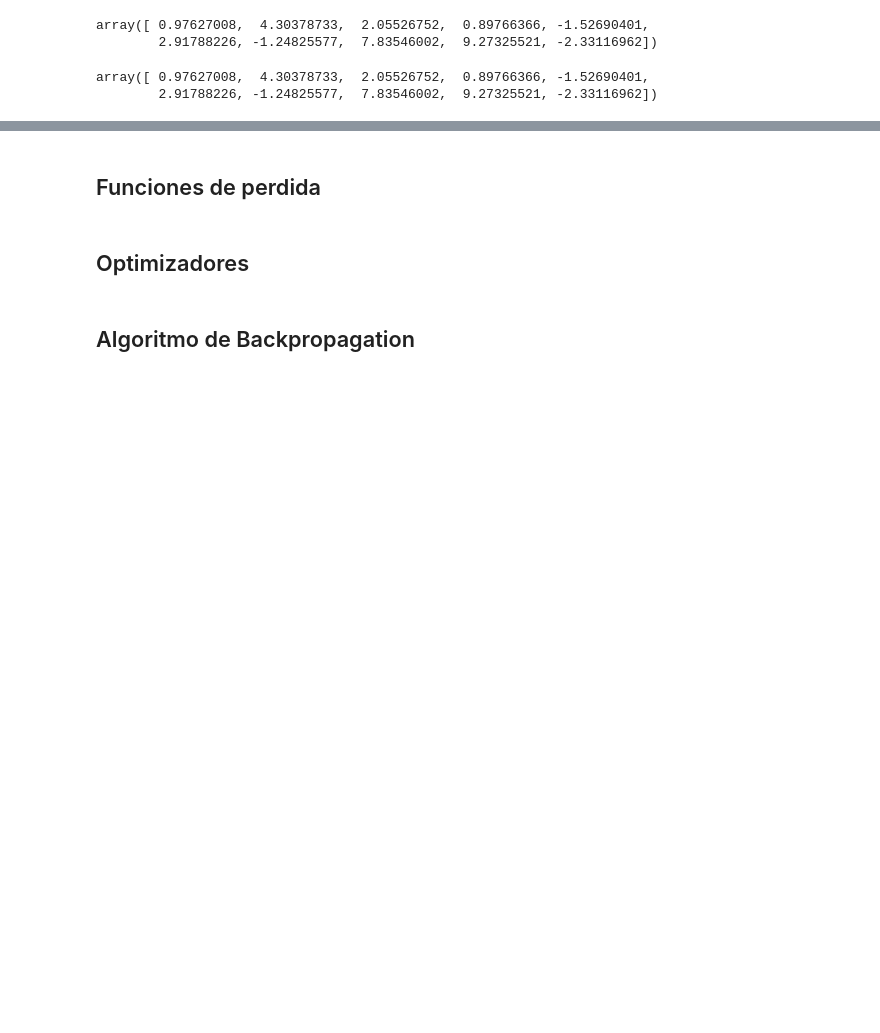
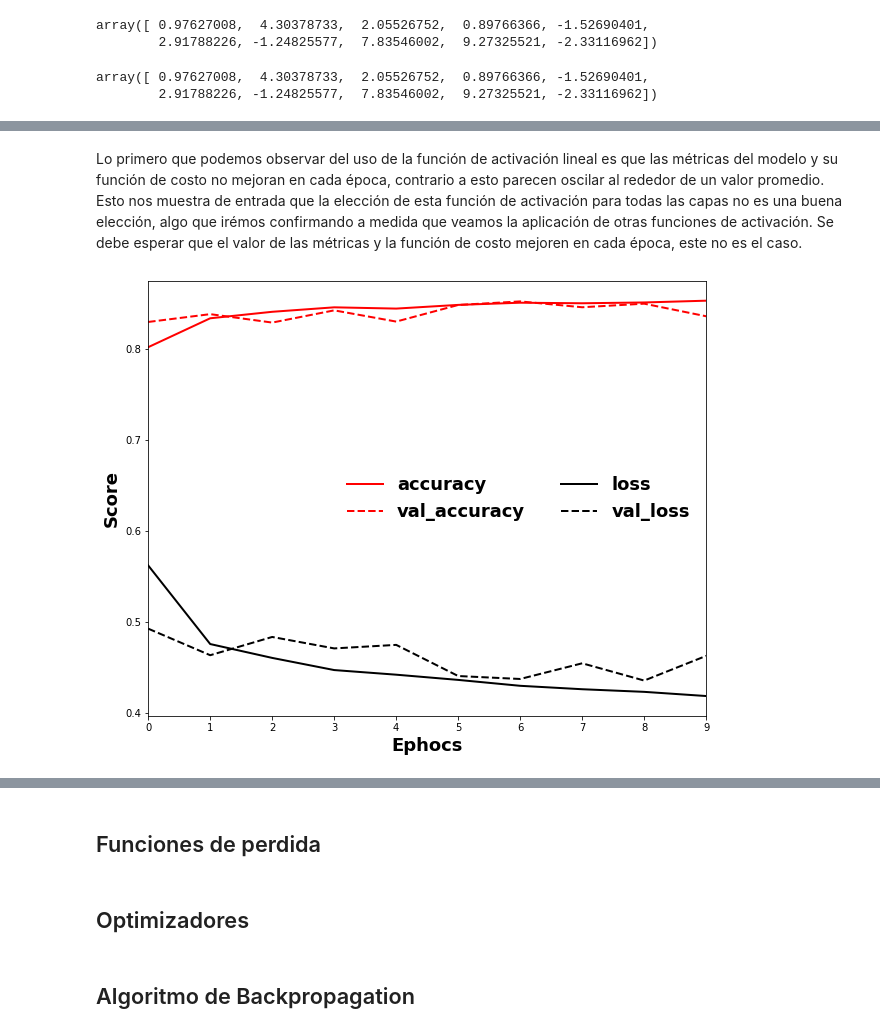
Before and after one commit to hplbrayan/Un-Curso-de-Deep-Learning, a Jupyter notebook: 02_intro_Keras_actf_backp/N2_actf_lf_op_bp.ipynb, the cells around one changed output, grey strips where cells are left out. Saved outputs shown, nothing was run; the diff lists cells and outputs as text; code cells hidden in the pictures; blank space fills up the shorter version.

```diff
--- a/02_intro_Keras_actf_backp/N2_actf_lf_op_bp.ipynb
+++ b/02_intro_Keras_actf_backp/N2_actf_lf_op_bp.ipynb
@@ -85,0 +172,15 @@ array([ 0.97627008,  4.30378733,  2.05526752,  0.89766366, -1.52690401,
+# %%
+# modelo
+model_fm_linear = create_model(name="fashionmn_af_linear",
+                               shape=train_images[0].shape,
+                               af="linear",
+                               output_af="softmax")
+
+# compilación
+opt  = keras.optimizers.Adam(learning_rate=0.001)
+loss = keras.losses.SparseCategoricalCrossentropy()
+
+model_fm_linear.compile(optimizer=opt,
+                        loss=loss, metrics=["accuracy"])
+
+model_fm_linear.summary()
@@ -85,0 +208,13 @@ array([ 0.97627008,  4.30378733,  2.05526752,  0.89766366, -1.52690401,
+# %%
+# Entrenamiento
+start = datetime.datetime.now()
+history_fm_linear = model_fm_linear.fit(train_images,
+                                        train_labels,
+                                        validation_split=0.2,
+                                        epochs=10)
+
+history_fm_linear = history_fm_linear.history
+
+# medimos el tiempo de ejecución
+time_fm_linear = datetime.datetime.now() - start
+print(f"\nTime to run using linear: {time_fm_linear}")
@@ -85,0 +241,18 @@ array([ 0.97627008,  4.30378733,  2.05526752,  0.89766366, -1.52690401,
+# %% [markdown]
+Lo primero que podemos observar del uso de la función de activación lineal es que las métricas del modelo y su función de costo no mejoran en cada época, contrario a esto parecen oscilar al rededor de un valor promedio. Esto nos muestra de entrada que la elección de esta función de activación para todas las capas no es una buena elección, algo que irémos confirmando a medida que veamos la aplicación de otras funciones de activación. Se debe esperar que el valor de las métricas y la función de costo mejoren en cada época, este no es el caso.
+# %%
+fig, ax = plt.subplots(figsize=(10,8))
+
+ax.plot(history_fm_linear["accuracy"],     color="red",   ls="-",  lw=2, label=list(history_fm_linear.keys())[0])
+ax.plot(history_fm_linear["val_accuracy"], color="red",   ls="--", lw=2, label=list(history_fm_linear.keys())[2])
+ax.plot(history_fm_linear["loss"],         color="black", ls="-",  lw=2, label=list(history_fm_linear.keys())[1])
+ax.plot(history_fm_linear["val_loss"],     color="black", ls="--", lw=2, label=list(history_fm_linear.keys())[3])
+
+ax.set_xlim(0, len(history_fm_linear["accuracy"])-1)
+ax.set_xlabel("Ephocs", **font)
+ax.set_ylabel("Score", **font)
+
+ax.legend(prop=font, ncol=2, frameon=False)
+plt.show()
+# %% [output]
+[figure, added]
```
Also changed, not shown: parts of 21 cells of this notebook.
